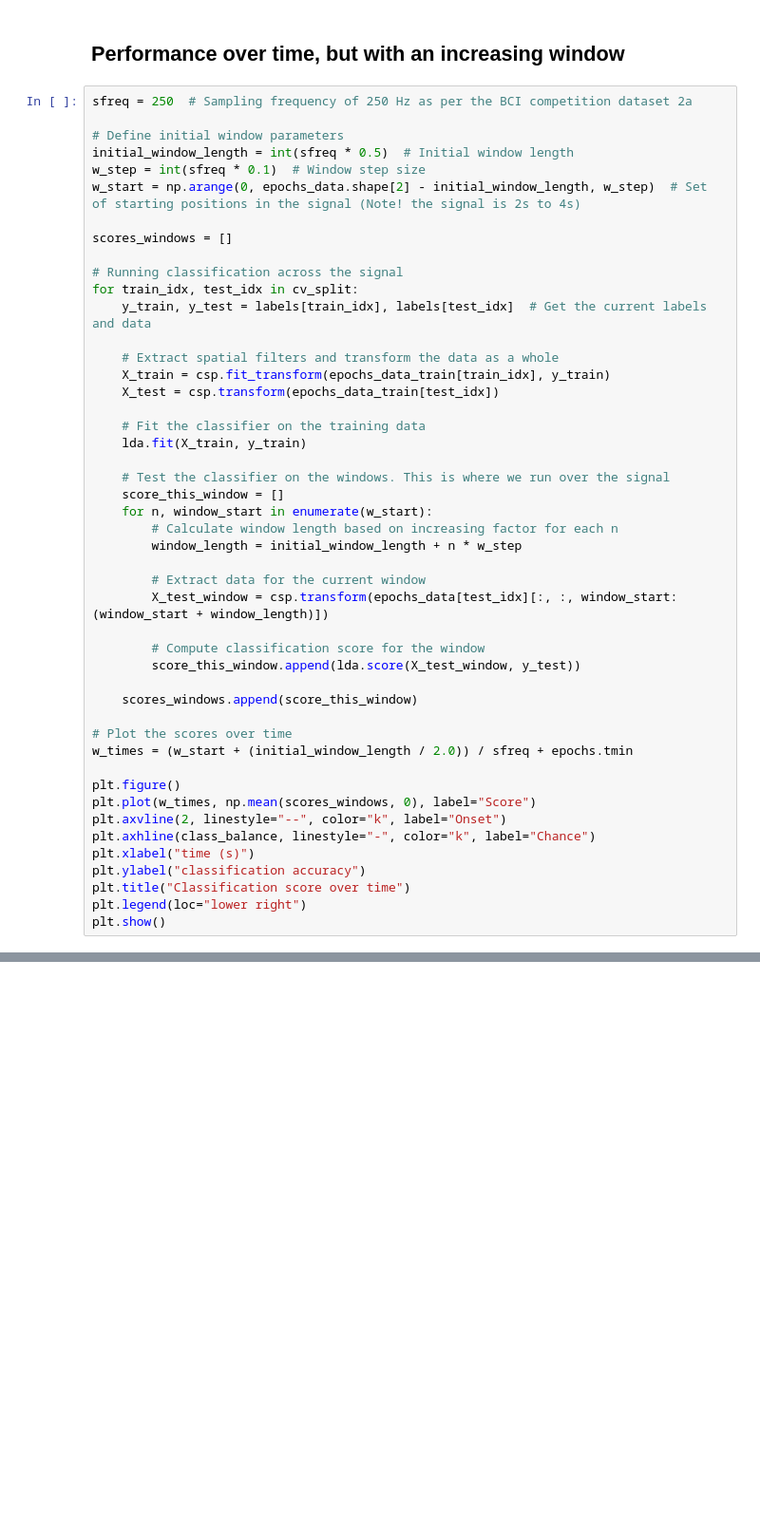
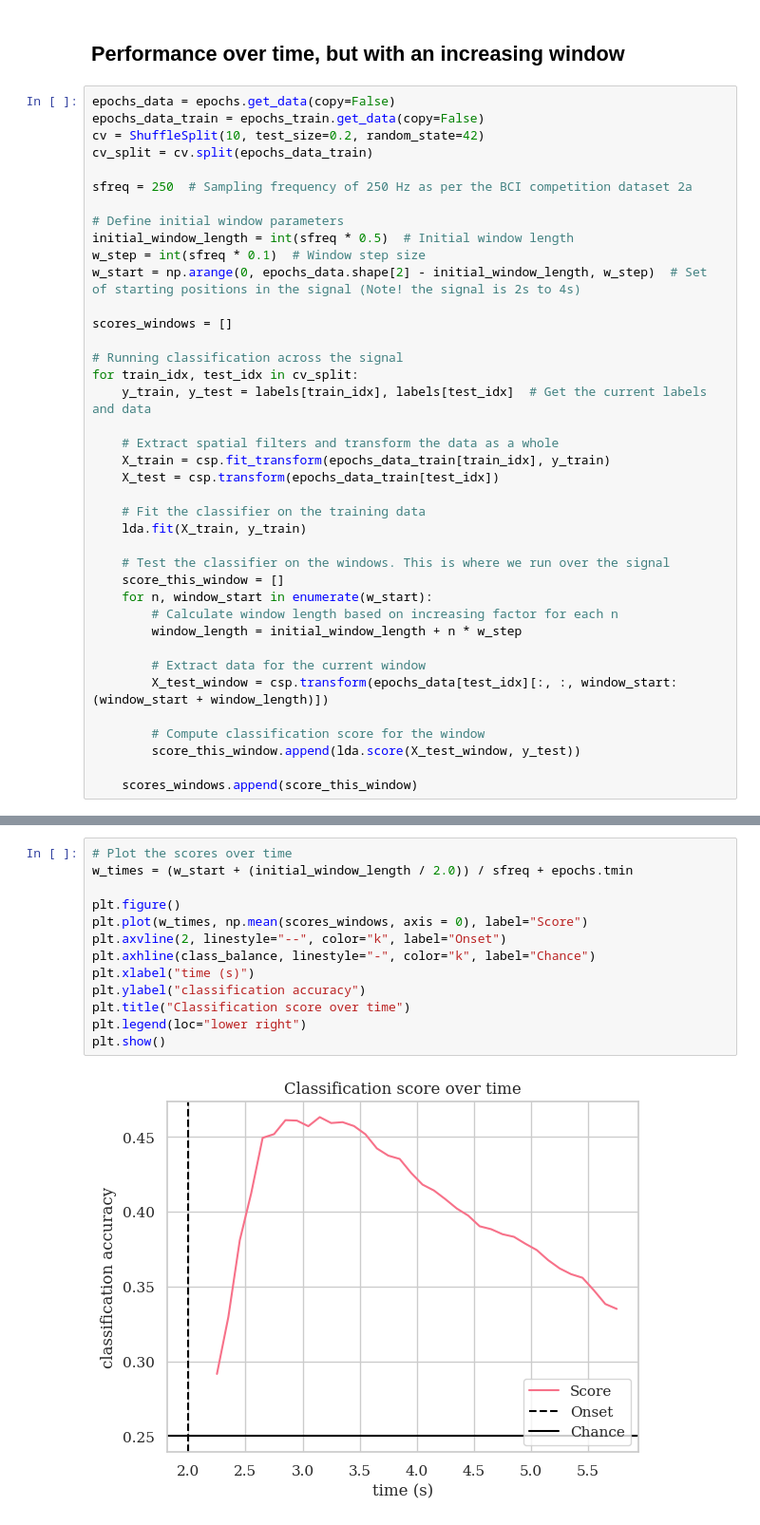
Before and after one commit to MaxXassan/Confidence-based-Early-Classification-for-Motor-Imagery-BCI, a Jupyter notebook: notebooks/eeg_decoding_accuracy.ipynb, the cells around one changed output, grey strips where cells are left out. Shown: that part at 95% size. Cells and saved outputs as stored; diff of their text form; blank space fills up the shorter version.

```diff
--- a/notebooks/eeg_decoding_accuracy.ipynb
+++ b/notebooks/eeg_decoding_accuracy.ipynb
@@ -215,6 +304,11 @@ Done.
 # %% [markdown]
 <h2>Performance over time, but with an increasing window
 # %%
+epochs_data = epochs.get_data(copy=False)
+epochs_data_train = epochs_train.get_data(copy=False)
+cv = ShuffleSplit(10, test_size=0.2, random_state=42)
+cv_split = cv.split(epochs_data_train)
+
 sfreq = 250  # Sampling frequency of 250 Hz as per the BCI competition dataset 2a
 
 # Define initial window parameters
@@ -248,18 +342,5 @@ for train_idx, test_idx in cv_split:
         score_this_window.append(lda.score(X_test_window, y_test))
 
     scores_windows.append(score_this_window)
-
-# Plot the scores over time
-w_times = (w_start + (initial_window_length / 2.0)) / sfreq + epochs.tmin
-
-plt.figure()
-plt.plot(w_times, np.mean(scores_windows, 0), label="Score")
-plt.axvline(2, linestyle="--", color="k", label="Onset")
-plt.axhline(class_balance, linestyle="-", color="k", label="Chance")
-plt.xlabel("time (s)")
-plt.ylabel("classification accuracy")
-plt.title("Classification score over time")
-plt.legend(loc="lower right")
-plt.show()
 # %% [output]
 Computing rank from data with rank=None
@@ -282,0 +363,15 @@ Done.
+# %%
+# Plot the scores over time
+w_times = (w_start + (initial_window_length / 2.0)) / sfreq + epochs.tmin
+
+plt.figure()
+plt.plot(w_times, np.mean(scores_windows, axis = 0), label="Score")
+plt.axvline(2, linestyle="--", color="k", label="Onset")
+plt.axhline(class_balance, linestyle="-", color="k", label="Chance")
+plt.xlabel("time (s)")
+plt.ylabel("classification accuracy")
+plt.title("Classification score over time")
+plt.legend(loc="lower right")
+plt.show()
+# %% [output]
+[figure, added]
```
Also changed, not shown: parts of 5 cells of this notebook, 4 other files.
